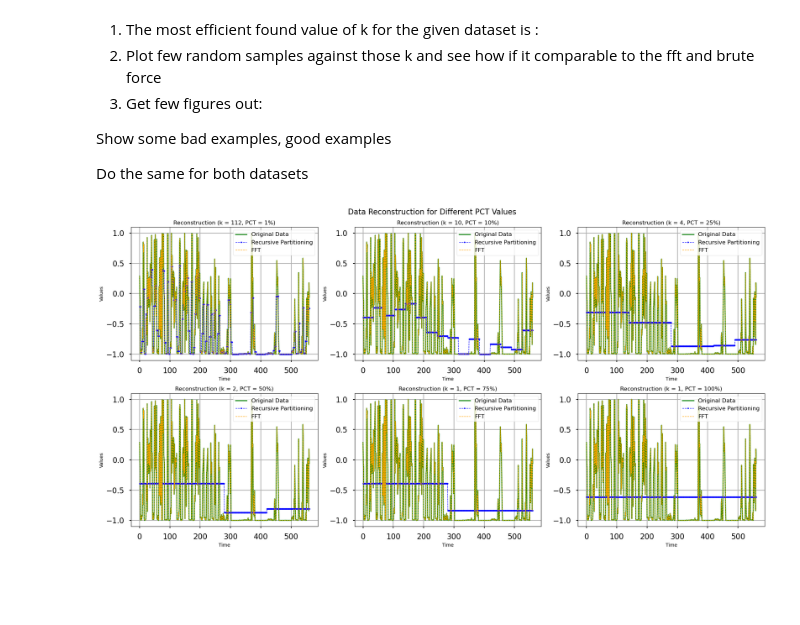
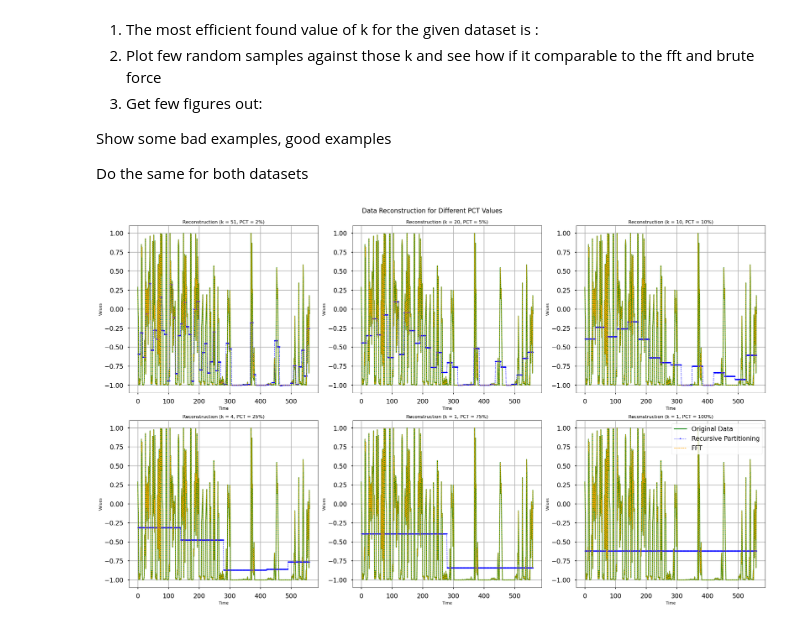
Before and after one commit to ghafoorharis/cs5850-algorithms, a Jupyter notebook: project/main.ipynb, the cells around one changed output. Cells and saved outputs as stored; diff of their text form; code cells hidden in the pictures; blank space fills up the shorter version.

```diff
--- a/project/main.ipynb
+++ b/project/main.ipynb
@@ -43,6 +43,7 @@ def memory_usage(data):
 def measure_runtime(func, *args):
     runtime = timeit.timeit(lambda: func(*args), number=1)
     return runtime
+
 # Random Time Series Test with FFT
 def random_time_series_experiment_with_fft(sizes, PCT):
     runtimes_recursive = []
@@ -86,7 +87,8 @@ def random_time_series_experiment_with_fft(sizes, PCT):
         "Recursive MSE": errors_recursive,
         "FFT MSE": errors_fft,
         "Memory Recursive": memory_recursive,
-        "Memory FFT": memory_fft
+        "Memory FFT": memory_fft,
+        "Compression Ratio": [x / y for x, y in zip(memory_recursive, memory_fft)]
     }
     results = pd.DataFrame(dict_results)
     return results
@@ -178,7 +200,7 @@ np.random.seed(0)
 sizes = [1e3]
 
 # thresholds = np.linspace(1, 10000, num=100).astype(int)
-PCT = np.linspace(start=1, stop=125, num=25).astype(int)
+PCT = np.linspace(start=1, stop=100, num=25).astype(int)
 results = pd.DataFrame()
 for pct in PCT:
     results_temp = random_time_series_experiment_with_fft(sizes, pct)
@@ -193,7 +215,7 @@ results['k'] = results['k'].astype(int)
 results = results.sort_values(by='k',ascending=True)
 # Plot Results
 plt.style.use('seaborn-v0_8-poster')  # Use a better style for improved aesthetics
-plt.figure(figsize=(34, 10))
+plt.figure(figsize=(24, 14))
 # Subplot 1: Runtime Comparison
 plt.subplot(2, 3, 1)
 # plt.plot(sizes, results['Recursive Runtime'], marker='o', label='Recursive Partitioning', linewidth=2)
@@ -516,40 +558,41 @@ def fft_decode(encoded_data):
 # Function to visualize reconstruction in a single figure with subplots
 def visualize_reconstruction_subplot(sample_data, pct_list):
     num_plots = len(pct_list)
-    plt.figure(figsize=(20, 10))
+    plt.figure(figsize=(24, 14))
 
     for i, pct in enumerate(pct_list, 1):
         length_of_sub_interval = int(sample_data.shape[0] * pct / 100)
         total_no_of_intervals = int(sample_data.shape[0] / length_of_sub_interval)
         threshold = int(sample_data.shape[0] * pct / 100)
 
         # Encoding and decoding
         encoded_recursive = encode(sample_data, threshold)
         reconstructed_recursive = decode(encoded_recursive, len(sample_data), threshold)
         encoded_fft = fft_encode(sample_data)
         reconstructed_fft = fft_decode(encoded_fft)
 
         # Subplot for each PCT value
         plt.subplot(2, (num_plots + 1) // 2, i)
         plt.plot(sample_data, label="Original Data", color="green", linewidth=2)
         plt.plot(reconstructed_recursive, label="Recursive Partitioning", color='blue', linestyle='--', marker='o', linewidth=1, markersize=3)
         plt.plot(reconstructed_fft, label="FFT", color='orange', linestyle='--', marker='x', linewidth=1, markersize=3)
         plt.title(f"Reconstruction (k = {total_no_of_intervals}, PCT = {pct}%)", fontsize=12)
         plt.xlabel("Time", fontsize=10)
         plt.ylabel("Values", fontsize=10)
-        plt.legend(fontsize=12)
+        # plt.legend(fontsize=16)
         plt.grid(True)
 
     plt.tight_layout()
+    plt.legend(fontsize=16)
     plt.suptitle("Data Reconstruction for Different PCT Values", fontsize=16, y=1.02)
     plt.show()
 
 # Load data and visualize for PCT values
 kaggle_data = load_kaggle_data()
 data = kaggle_data.to_numpy()
 sample_data = data[0]  # Use first row as sample
 
-pct_list = [1, 10, 25, 50, 75, 100]  # PCT values
+pct_list = [2,5,10, 25, 75, 100]  # PCT values
 visualize_reconstruction_subplot(sample_data, pct_list)
 # %% [output]
-[figure, old version]
+[figure, new version]
```
Also changed, not shown: parts of 8 cells of this notebook, 5 other files.
